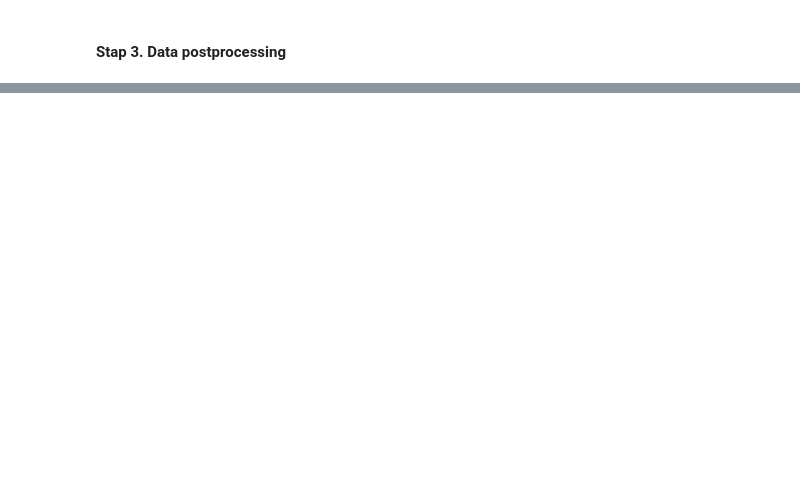
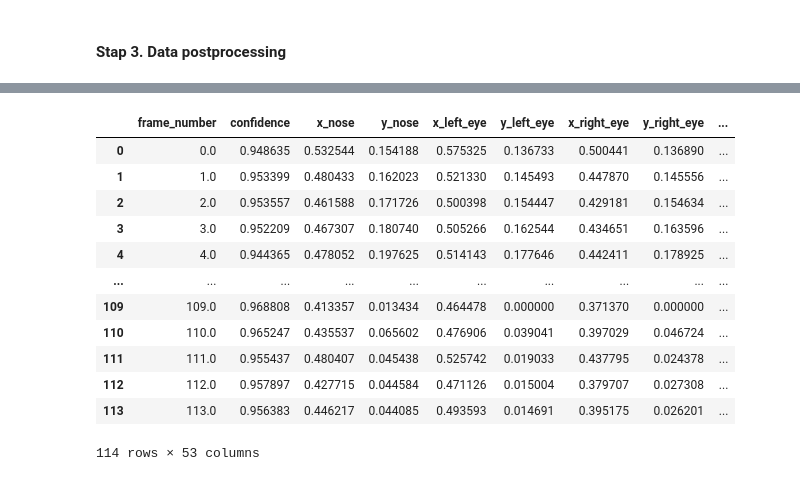
Before and after one commit to joostvanstreels/YOLOv8, a Jupyter notebook: runs/05 - Inference pose classification kNN.ipynb, the cells around one changed output, grey strips where cells are left out. Saved outputs shown, nothing was run; the diff lists cells and outputs as text; code cells hidden in the pictures; blank space fills up the shorter version.

```diff
--- a/runs/05 - Inference pose classification kNN.ipynb
+++ b/runs/05 - Inference pose classification kNN.ipynb
@@ -11,6 +11,6 @@ from PIL import Image
 # %% [markdown]
 #### Stap 1. Video inladen
 # %%
-file = 'C:\\Users\\joost.vanstreels\\PycharmProjects\\YOLOv8\\runs\\DATASET HM\\INFERENCE\\Video Shanna.mp4'
+file = 'C:\\Users\\joost.vanstreels\\PycharmProjects\\YOLOv8\\runs\\DATASET HM\\INFERENCE\\Video lower Joost.mp4'
 file
 # %% [output]
@@ -76,6 +75,0 @@ array([[          0,     0.93064,     0.49374, ...,     0.99581,     0.91468,
-# %%
-# Dataframe maken met alle gegevens uit het array
-colnames = ['frame_number', 'confidence', 'x00', 'y00', 'x01', 'y01', 'x02', 'y02','x03', 'y03','x04', 'y04','x05', 'y05','x06', 'y06','x07', 'y07','x08', 'y08','x09', 'y09','x10', 'y10','x11', 'y11','x12', 'y12','x13', 'y13','x14', 'y14','x15', 'y15','x16', 'y16', 'v00', 'v01', 'v02', 'v03', 'v04', 'v05', 'v06', 'v07', 'v08', 'v09', 'v10', 'v11', 'v12', 'v13', 'v14', 'v15', 'v16']
-
-analytics_df = pd.DataFrame(data = analytics_data, columns=colnames)
-analytics_df
@@ -124,29 +75,0 @@ y_coordinates_cols_norm = ['y00_norm', 'y01_norm', 'y02_norm', 'y03_norm', 'y04_
-# %%
-# Hierna moeten alle keypoints genormaliseerd worden
-# Alle coördinaten moeten rondom het center van het torso geplaatst worden en geschaald worden
-
-# Loop voor alle x_coordinaten
-for i in x_coordinates_cols:
-
-    # Nieuwe features toevoegen en berekenen
-    analytics_df[i + '_norm'] = (analytics_df[i] - analytics_df['torso_center_x']) * analytics_df['scale_factor']
-
-# Loop voor alle y_coordinaten
-for j in y_coordinates_cols:
-
-    # Nieuwe features toevoegen en berekenen
-    analytics_df[j + '_norm'] = (analytics_df[j] - analytics_df['torso_center_y']) * analytics_df['scale_factor']
-# %%
-analytics_df['A'] = analytics_df['x09_norm'] - analytics_df['x10_norm']
-analytics_df['B'] = np.sqrt(pow(analytics_df['x09_norm'] - analytics_df['x10_norm'], 2) +
-                                pow(analytics_df['y09_norm'] - analytics_df['y10_norm'], 2))
-analytics_df['C'] = np.sqrt(pow(analytics_df['x09_norm'] - analytics_df['x11_norm'], 2) +
-                                pow(analytics_df['y09_norm'] - analytics_df['y11_norm'], 2))
-analytics_df['D'] = np.sqrt(pow(analytics_df['x10_norm'] - analytics_df['x12_norm'], 2) +
-                                pow(analytics_df['y10_norm'] - analytics_df['y12_norm'], 2))
-analytics_df['E'] = np.sqrt(pow(analytics_df['x09_norm'] - analytics_df['x00_norm'], 2) +
-                                pow(analytics_df['y09_norm'] - analytics_df['y00_norm'], 2))
-analytics_df['F'] = np.sqrt(pow(analytics_df['x10_norm'] - analytics_df['x00_norm'], 2) +
-                                pow(analytics_df['y10_norm'] - analytics_df['y00_norm'], 2))
-analytics_df['G'] = abs(analytics_df['y11_norm'] - analytics_df['y12_norm'])
-analytics_df.head()
@@ -277,0 +76,20 @@ Pose found: touching face with probability: 0.56
+# %%
+# Dataframe maken met alle gegevens uit het array
+colnames = ['frame_number', 'confidence', 'x_nose', 'y_nose','x_left_eye','y_left_eye','x_right_eye','y_right_eye','x_left_ear','y_left_ear','x_right_ear','y_right_ear','x_left_shoulder','y_left_shoulder','x_right_shoulder','y_right_shoulder','x_left_elbow', 'y_left_elbow','x_right_elbow','y_right_elbow','x_left_wrist','y_left_wrist', 'x_right_wrist','y_right_wrist','x_left_hip','y_left_hip','x_right_hip','y_right_hip','x_left_knee','y_left_knee','x_right_knee','y_right_knee','x_left_ankle','y_left_ankle','x_right_ankle','y_right_ankle','c_nose','c_left_eye','c_right_eye','c_left_ear','c_right_ear','c_left_shoulder','c_right_shoulder','c_left_elbow','c_right_elbow','c_left_wrist','c_right_wrist','c_left_hip','c_right_hip','c_left_knee','c_right_knee','c_left_ankle','c_right_ankle']
+
+analytics_df = pd.DataFrame(data = analytics_data, columns=colnames)
+analytics_df
+# %% [output]
+|  | frame_number | confidence | x_nose | y_nose | x_left_eye | y_left_eye | x_right_eye | y_right_eye | ... |
+| 0 | 0.0 | 0.948635 | 0.532544 | 0.154188 | 0.575325 | 0.136733 | 0.500441 | 0.136890 | ... |
+| 1 | 1.0 | 0.953399 | 0.480433 | 0.162023 | 0.521330 | 0.145493 | 0.447870 | 0.145556 | ... |
+| 2 | 2.0 | 0.953557 | 0.461588 | 0.171726 | 0.500398 | 0.154447 | 0.429181 | 0.154634 | ... |
+| 3 | 3.0 | 0.952209 | 0.467307 | 0.180740 | 0.505266 | 0.162544 | 0.434651 | 0.163596 | ... |
+| 4 | 4.0 | 0.944365 | 0.478052 | 0.197625 | 0.514143 | 0.177646 | 0.442411 | 0.178925 | ... |
+| ... | ... | ... | ... | ... | ... | ... | ... | ... | ... |
+| 109 | 109.0 | 0.968808 | 0.413357 | 0.013434 | 0.464478 | 0.000000 | 0.371370 | 0.000000 | ... |
+| 110 | 110.0 | 0.965247 | 0.435537 | 0.065602 | 0.476906 | 0.039041 | 0.397029 | 0.046724 | ... |
+| 111 | 111.0 | 0.955437 | 0.480407 | 0.045438 | 0.525742 | 0.019033 | 0.437795 | 0.024378 | ... |
+| 112 | 112.0 | 0.957897 | 0.427715 | 0.044584 | 0.471126 | 0.015004 | 0.379707 | 0.027308 | ... |
+| 113 | 113.0 | 0.956383 | 0.446217 | 0.044085 | 0.493593 | 0.014691 | 0.395175 | 0.026201 | ... |
+114 rows × 53 columns
```
Also changed, not shown: parts of 41 cells of this notebook, 4 other files.
